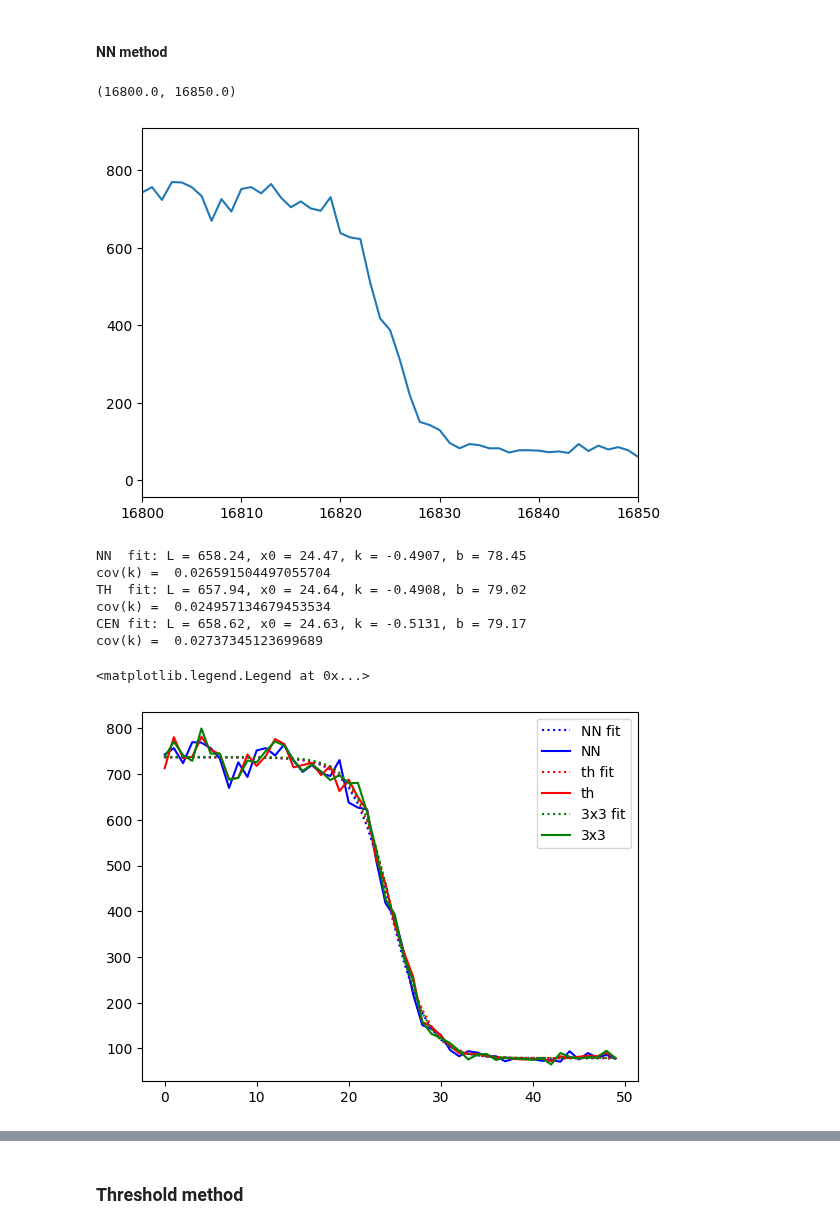
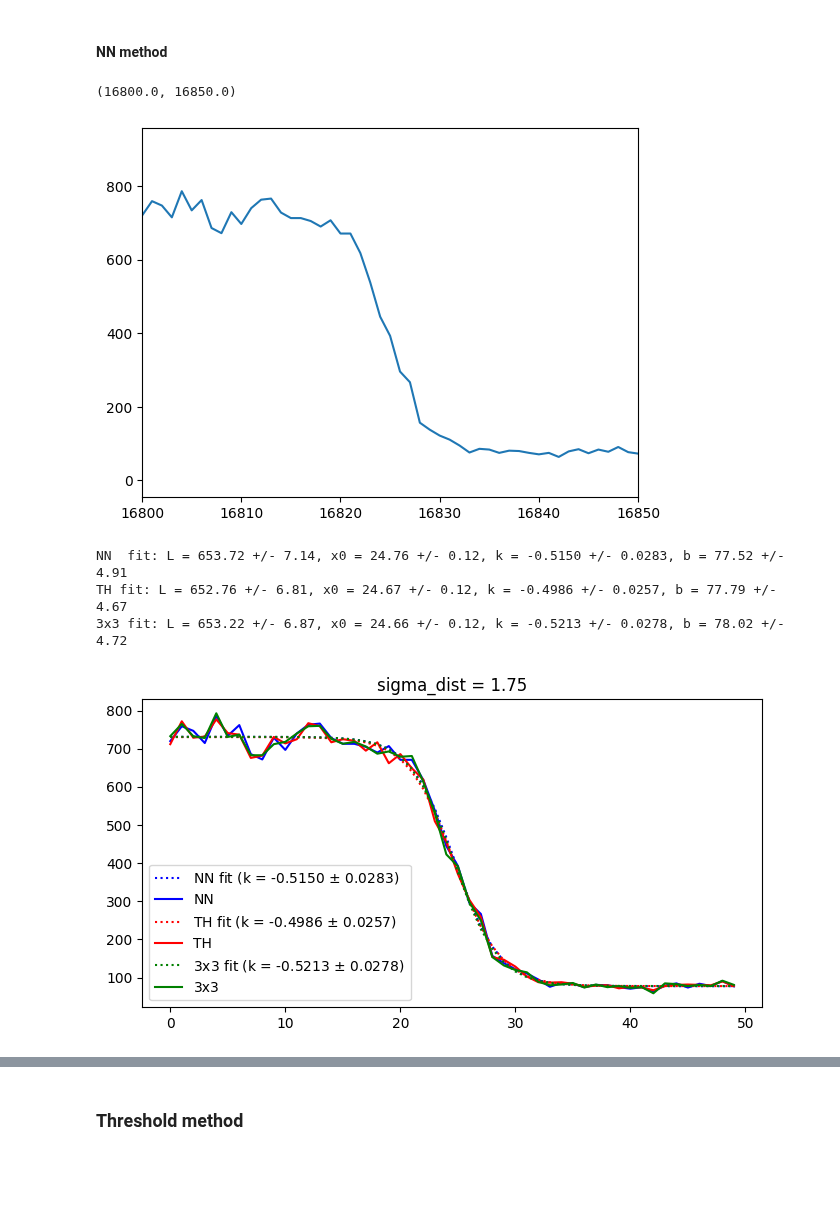
Before and after one commit to jerenner/emsim, a Jupyter notebook: notebooks/emsim_dataproc.ipynb, the cells around one changed output, grey strips where cells are left out. Saved outputs shown, nothing was run; the diff lists cells and outputs as text; code cells hidden in the pictures; blank space fills up the shorter version.

```diff
--- a/notebooks/emsim_dataproc.ipynb
+++ b/notebooks/emsim_dataproc.ipynb
@@ -93,8 +93,8 @@ plt.plot(xdata,ydata)
 # %%
 nrow = 0
 baseline = np.average(summed_image[1800:,0])
-xmin = 1400
-xmax = 2000
+xmin = 1650
+xmax = 1750
 ydata = summed_image - baseline
 ydata /= np.max(ydata)
 xdata = np.arange(xmin,xmax)
@@ -930,7 +945,7 @@ def fit_scurve_row(img,nrow,x0,rng=50):
 
     return popt
 # %%
-fn = np.load('reco_pts_20k_3x3_1pt0.npz')
+fn = np.load('reco_pts_20k_3x3_1pt75.npz')
 r_NN_all = fn['r_NN_all']
 c_NN_all = fn['c_NN_all']
 r_th_all = fn['r_th_all']
@@ -1000,54 +1015,57 @@ plt.plot(np.sum(h_NN,axis=0))
 plt.xlim([16800,16850])
 # %% [output]
 (16800.0, 16850.0)
-[figure, old version]
+[figure, new version]
 # %%
 x0_guess = 25 #17
 istart = 16800 #16750 #8395
 iend = 16850 #16900
 
+fig = plt.figure()
+fig.set_figheight(4.0)
+fig.set_figwidth(8.0)
+
 ydata_NN = np.sum(h_NN,axis=0)[istart:iend]
 xdata_NN = np.arange(len(ydata_NN))
 p0 = [np.mean(ydata_NN[ydata_NN > np.mean(ydata_NN)]), x0_guess, 1, min(ydata_NN)]
 popt, pcov = curve_fit(sigmoid, xdata_NN, ydata_NN, p0, method='dogbox')
-plt.plot(xdata_NN,sigmoid(xdata_NN,*popt),label='NN fit',color='blue',linestyle=':')
+perr = np.sqrt(np.diag(pcov))
+print("NN  fit: L = {:.2f} +/- {:.2f}, x0 = {:.2f} +/- {:.2f}, k = {:.4f} +/- {:.4f}, b = {:.2f} +/- {:.2f}".format(popt[0],perr[0],popt[1],perr[1],popt[2],perr[2],popt[3],perr[3]))
+
+plt.plot(xdata_NN,sigmoid(xdata_NN,*popt),label='NN fit (k = {:.4f} $\pm$ {:.4f})'.format(popt[2],perr[2]),color='blue',linestyle=':')
 plt.plot(ydata_NN,label="NN",color='blue')
-print("NN  fit: L = {:.2f}, x0 = {:.2f}, k = {:.4f}, b = {:.2f}".format(*popt))
-print("cov(k) = ",pcov[2,2]**0.5)
 
 ydata_th = np.sum(h_th,axis=0)[istart:iend]
 xdata_th = np.arange(len(ydata_th))
 p0 = [np.mean(ydata_th[ydata_th > np.mean(ydata_th)]), x0_guess, 1, min(ydata_th)]
 popt, pcov = curve_fit(sigmoid, xdata_th, ydata_th, p0, method='dogbox')
-plt.plot(xdata_th,sigmoid(xdata_th,*popt),label='th fit',color='red',linestyle=':')
-plt.plot(ydata_th,label="th",color='red')
-print("TH  fit: L = {:.2f}, x0 = {:.2f}, k = {:.4f}, b = {:.2f}".format(*popt))
-print("cov(k) = ",pcov[2,2]**0.5)
+perr = np.sqrt(np.diag(pcov))
+print("TH fit: L = {:.2f} +/- {:.2f}, x0 = {:.2f} +/- {:.2f}, k = {:.4f} +/- {:.4f}, b = {:.2f} +/- {:.2f}".format(popt[0],perr[0],popt[1],perr[1],popt[2],perr[2],popt[3],perr[3]))
+
+plt.plot(xdata_th,sigmoid(xdata_th,*popt),label='TH fit (k = {:.4f} $\pm$ {:.4f})'.format(popt[2],perr[2]),color='red',linestyle=':')
+plt.plot(ydata_th,label="TH",color='red')
 
 ydata_3x3 = np.sum(h_3x3,axis=0)[istart:iend]
 xdata_3x3 = np.arange(len(ydata_3x3))
 p0 = [np.mean(ydata_3x3[ydata_3x3 > np.mean(ydata_3x3)]), x0_guess, 1, min(ydata_3x3)]
 popt, pcov = curve_fit(sigmoid, xdata_3x3, ydata_3x3, p0, method='dogbox')
-plt.plot(xdata_3x3,sigmoid(xdata_3x3,*popt),label='3x3 fit',color='green',linestyle=':')
+perr = np.sqrt(np.diag(pcov))
+print("3x3 fit: L = {:.2f} +/- {:.2f}, x0 = {:.2f} +/- {:.2f}, k = {:.4f} +/- {:.4f}, b = {:.2f} +/- {:.2f}".format(popt[0],perr[0],popt[1],perr[1],popt[2],perr[2],popt[3],perr[3]))
+
+plt.plot(xdata_3x3,sigmoid(xdata_3x3,*popt),label='3x3 fit (k = {:.4f} $\pm$ {:.4f})'.format(popt[2],perr[2]),color='green',linestyle=':')
 plt.plot(ydata_3x3,label="3x3",color='green')
-print("CEN fit: L = {:.2f}, x0 = {:.2f}, k = {:.4f}, b = {:.2f}".format(*popt))
-#print("CEN cov",*pcov)
-print("cov(k) = ",pcov[2,2]**0.5)
 
+plt.title("sigma_dist = 1.75")
 # plt.plot(np.sum(h_th,axis=0),label="Threshold")
 # plt.plot(np.sum(h_3x3,axis=0),label="3x3 centroid")
 #plt.xlim([16800,16850])
 #plt.xlim([8390,8430])
-plt.legend()
+lgd = plt.legend(loc=3)
 # %% [output]
-NN  fit: L = 658.24, x0 = 24.47, k = -0.4907, b = 78.45
-cov(k) =  0.026591504497055704
-TH  fit: L = 657.94, x0 = 24.64, k = -0.4908, b = 79.02
-cov(k) =  0.024957134679453534
-CEN fit: L = 658.62, x0 = 24.63, k = -0.5131, b = 79.17
-cov(k) =  0.02737345123699689
+NN  fit: L = 653.72 +/- 7.14, x0 = 24.76 +/- 0.12, k = -0.5150 +/- 0.0283, b = 77.52 +/- 4.91
+TH fit: L = 652.76 +/- 6.81, x0 = 24.67 +/- 0.12, k = -0.4986 +/- 0.0257, b = 77.79 +/- 4.67
+3x3 fit: L = 653.22 +/- 6.87, x0 = 24.66 +/- 0.12, k = -0.5213 +/- 0.0278, b = 78.02 +/- 4.72
-<matplotlib.legend.Legend at 0x...>
-[figure, old version]
+[figure, new version]
 # %%
 xcenters = np.arange(len(h1_y)-1)
 plt.plot(xcenters,h1[11,:])
```
Also changed, not shown: parts of 8 cells of this notebook, 15 other files.
